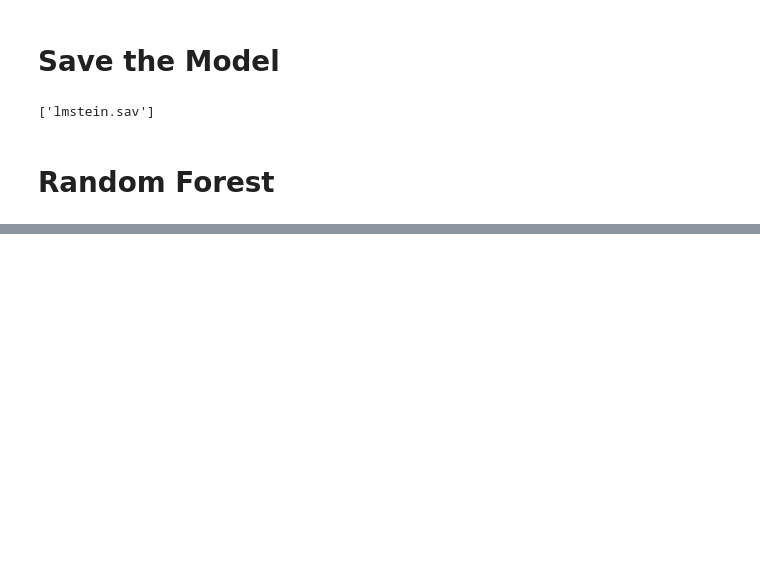
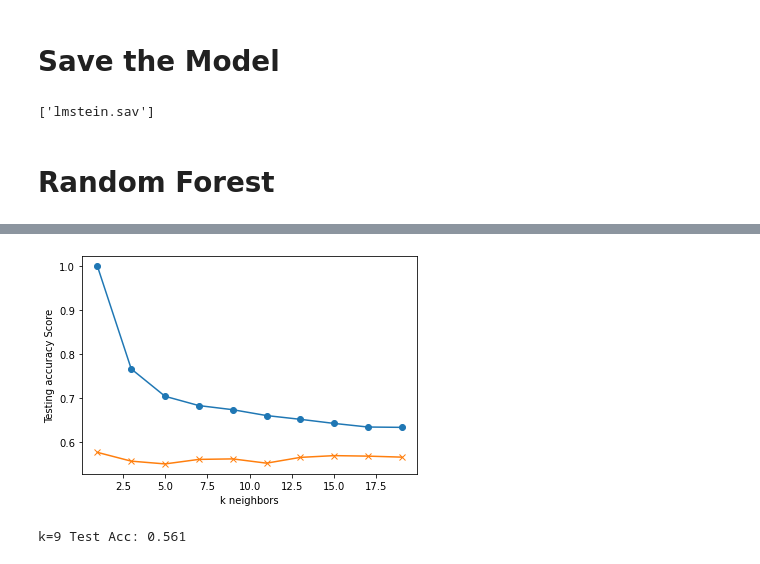
Before and after one commit to lilstarhunter/exoplanetExplorer, a Jupyter notebook: exolplanet_model.ipynb, the cells around one changed output, grey strips where cells are left out. Cells and saved outputs as stored; diff of their text form; code cells hidden in the pictures; blank space fills up the shorter version.

```diff
--- a/exolplanet_model.ipynb
+++ b/exolplanet_model.ipynb
@@ -291,0 +294,15 @@ sorted(zip(rf.feature_importances_, X.columns), reverse=True)
+# %%
+import matplotlib.pyplot as plt
+from sklearn.neighbors import KNeighborsClassifier
+
+#STEP 4: Identify optimal k value
+train_scores = []
+test_scores = []
+for k in range(1, 20, 2):
+    knn = KNeighborsClassifier(n_neighbors=k)
+    knn.fit(X_train_minmax, y_train)
+    train_score = knn.score(X_train_minmax, y_train)
+    test_score = knn.score(X_test_minmax, y_test)
+    train_scores.append(train_score)
+    test_scores.append(test_score)
+    print(f"k: {k}, Train/Test Score: {train_score:.3f}/{test_score:.3f}")
@@ -291,0 +321,16 @@ sorted(zip(rf.feature_importances_, X.columns), reverse=True)
+# %%
+#Plot k values
+plt.plot(range(1, 20, 2), train_scores, marker='o')
+plt.plot(range(1, 20, 2), test_scores, marker="x")
+plt.xlabel("k neighbors")
+plt.ylabel("Testing accuracy Score")
+plt.show()
+# %% [output]
+[figure, added]
+# %%
+# Use optimal k value to run kNN and score
+knn = KNeighborsClassifier(n_neighbors=9)
+knn.fit(X_train_minmax, y_train)
+print('k=9 Test Acc: %.3f' % knn.score(X_test_minmax, y_test))
+# %% [output]
+k=9 Test Acc: 0.561
```
Also changed, not shown: parts of 3 cells of this notebook.
